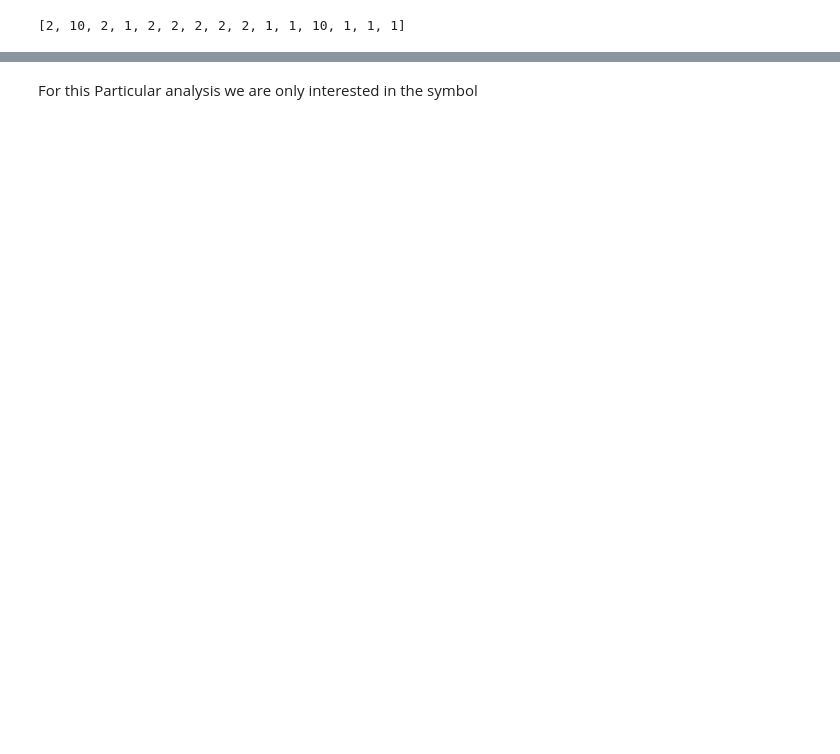
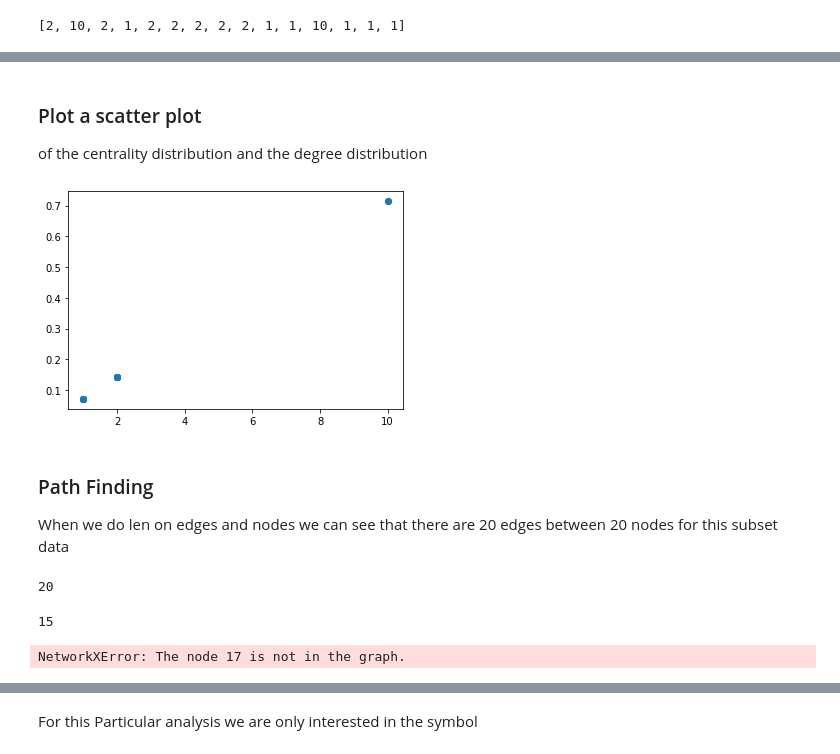
Before and after one commit to mgino11/Web_Analytics, a Jupyter notebook: Centrality_Measures.ipynb, the cells around one changed output, grey strips where cells are left out. Saved outputs shown, nothing was run; the diff lists cells and outputs as text; code cells hidden in the pictures; blank space fills up the shorter version.

```diff
--- a/Centrality_Measures.ipynb
+++ b/Centrality_Measures.ipynb
@@ -179,3 +249,27 @@ degrees
+# %% [markdown]
+### Plot a scatter plot
+of the centrality distribution and the degree distribution
+# %%
+plt.figure()
+plt.scatter(degrees, list(deg_cent.values()))
+plt.show()
+# %% [output]
+[figure, added]
+# %% [markdown]
+### Path Finding
+When we do len on edges and nodes we can see that there are 20 edges between 20 nodes for this subset data
+# %%
+len(G2.edges())
+# %% [output]
+20
+# %%
+len(G2.nodes())
+# %% [output]
+15
+# %%
+G2.neighbors(17)
+# %% [output]
+NetworkXError: The node 17 is not in the graph.
 # %% [markdown]
 ## All ticker symbols - DOW Jones
 
```
Also changed, not shown: parts of 19 cells of this notebook.
